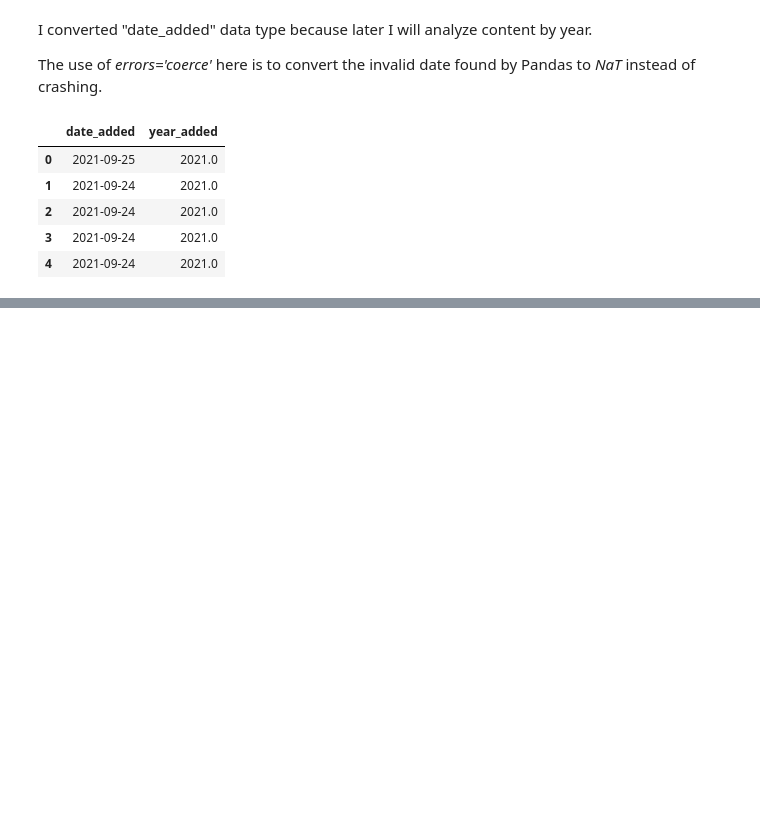
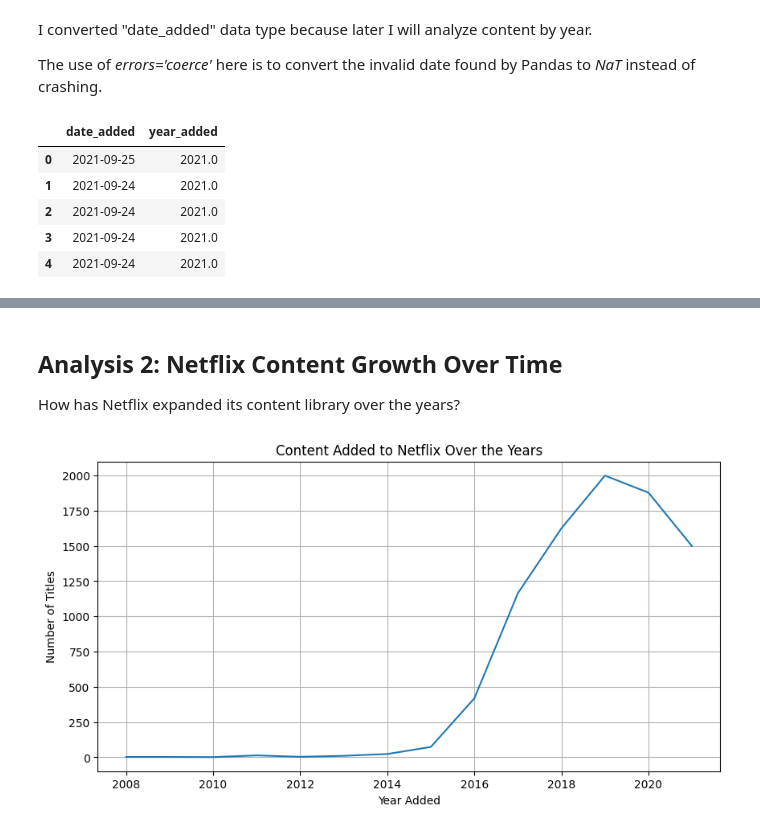
Before and after one commit to akshara-git17/synent-task3-netflixeda-akshara_dave, a Jupyter notebook: Task3_Netflix_EDA.ipynb, the cells around one changed output, grey strips where cells are left out. Drawn from its saved outputs; the diff is of its cells as text; code cells hidden in the pictures; blank space fills up the shorter version.

```diff
--- a/Task3_Netflix_EDA.ipynb
+++ b/Task3_Netflix_EDA.ipynb
@@ -203,0 +245,17 @@ df[["date_added", "year_added"]].head()
+# %% [markdown]
+## Analysis 2: Netflix Content Growth Over Time
+How has Netflix expanded its content library over the years?
+# %%
+plt.figure(figsize=(10,5))
+
+df['year_added'].value_counts().sort_index().plot(kind='line')
+
+plt.title('Content Added to Netflix Over the Years')
+plt.xlabel('Year Added')
+plt.ylabel('Number of Titles')
+
+plt.grid(True)
+
+plt.show()
+# %% [output]
+[figure, added]
```
Also changed, not shown: parts of 34 cells of this notebook.
